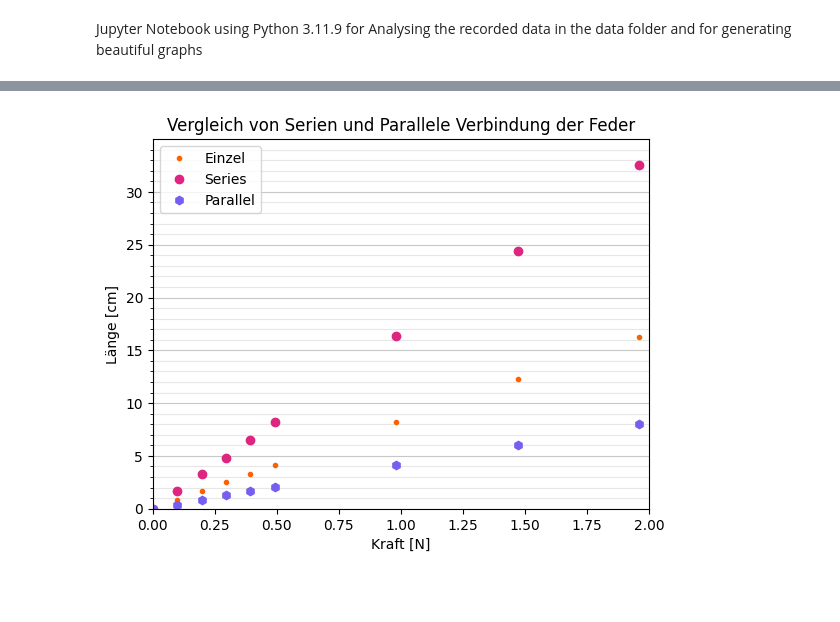
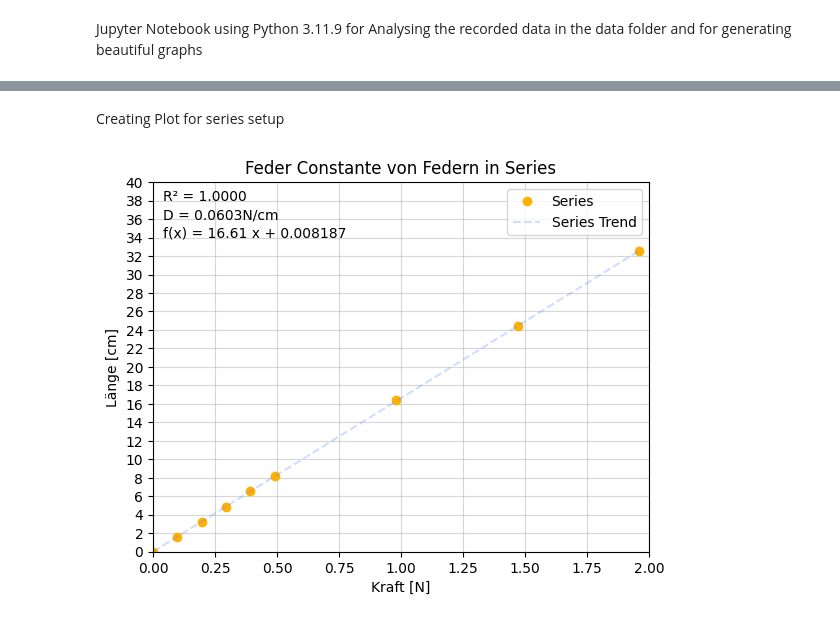
Before and after one commit to Timofey-Makhankov/IDAF-Tech, a Jupyter notebook: analysis/notebook.ipynb, the cells around one changed output, grey strips where cells are left out. Drawn from its saved outputs; the diff is of its cells as text; code cells hidden in the pictures; blank space fills up the shorter version.

```diff
--- a/analysis/notebook.ipynb
+++ b/analysis/notebook.ipynb
@@ -63,26 +328,32 @@ plt.show()
-# %%
-fig = plt.figure()
-ax = fig.add_subplot(1, 1, 1)
-ax.plot('force', 'length', data=df_plot_f1, linestyle='none', marker='.', color='#fe6100', label='Einzel')
-ax.plot('force', 'length', data=df_plot_series, linestyle='none', marker='o', color='#dc267f', label='Series')
-ax.plot('force', 'length', data=df_plot_parallel, linestyle='none', marker='h', color='#785ef0', label='Parallel')
-
-major_ticks = np.arange(0, 35, 5)
-minor_ticks = np.arange(0, 35, 1)
-
-ax.set_yticks(major_ticks)
-ax.set_yticks(minor_ticks, minor=True)
-ax.grid(visible=True, which='major', axis='y', alpha=0.7)
-ax.grid(visible=True, which='minor', axis='y', alpha=0.3)
-ax.set(
-    title='Vergleich von Serien und Parallele Verbindung der Feder',
-    xlabel='Kraft [N]',
-    ylabel='Länge [cm]',
-    xlim=[0, 2],
-    ylim=[0, 35]
-    )
-ax.legend(loc='best')
-
-plt.show()
-# %% [output]
-[figure, removed]
+# %% [markdown]
+Creating Plot for series setup
+# %%
+fig = plt.figure()
+ax = fig.add_subplot()
+
+major_ticks_x = np.arange(0, 2.1, 0.25)
+major_ticks_y = np.arange(0, 41, 2)
+ax.set_xticks(major_ticks_x)
+ax.set_yticks(major_ticks_y)
+
+ax.grid(visible=True, which='major', axis='both', alpha=0.5)
+
+ax.plot('force', 'length', data=df_plot_series, linestyle='none', marker='o', color='#ffb000', label='Series')
+ax.plot(df_plot_series['force'], p_series(df_plot_series['force']), '--', color='#648fff', label='Series Trend', alpha=0.3)
+
+ax.set(
+    title='Feder Constante von Federn in Series',
+    xlabel='Kraft [N]',
+    ylabel='Länge [cm]',
+    xlim=[0, 2],
+    ylim=[0, 40]
+    )
+ax.legend(loc='best')
+
+ax.annotate("R² = {:.4f}".format(r_series.rvalue**2), xy=(0.04, 38))
+ax.annotate("D = {:.4f}N/cm".format(np.divide(loads_data['Force'][8],spring_series_data['height'][8])), xy=(0.04, 36))
+ax.annotate("f(x) = {}".format(str(p_series).lstrip()), xy=(0.04, 34))
+
+plt.show()
+# %% [output]
+[figure, added]
```
Also changed, not shown: parts of 27 cells of this notebook.
